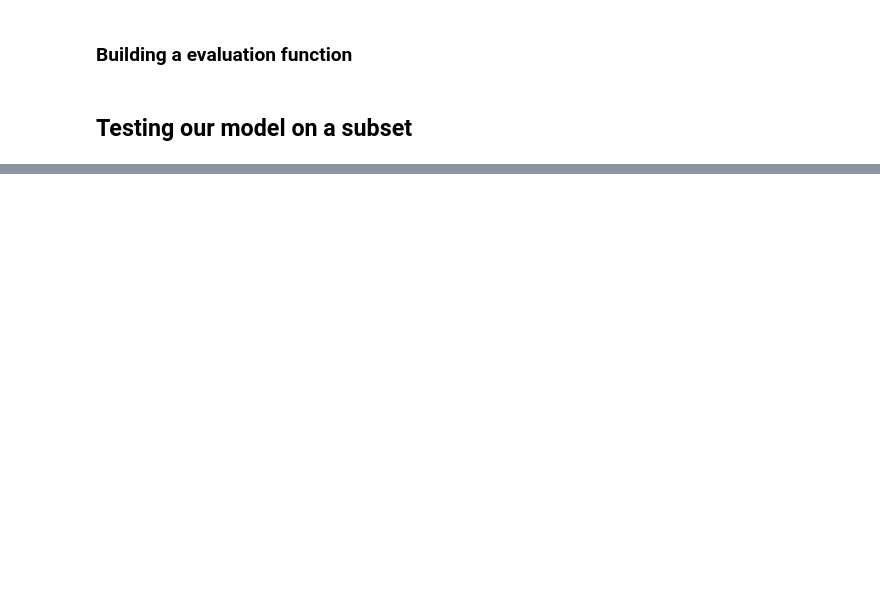
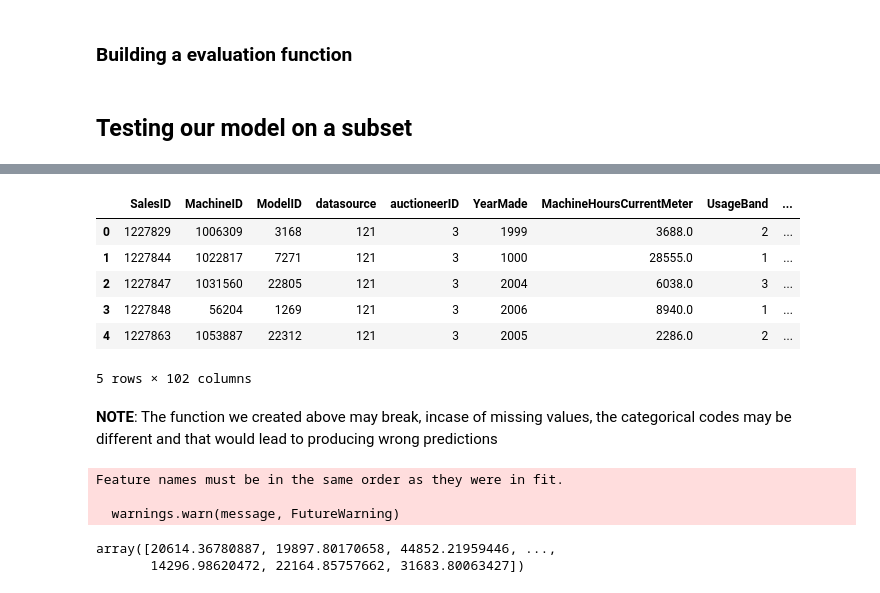
Before and after one commit to bassamadnan/time-series-data-regression, a Jupyter notebook: Blue Book for Bulldozer.ipynb, the cells around one changed output, grey strips where cells are left out. Drawn from its saved outputs; the diff is of its cells as text; code cells hidden in the pictures; blank space fills up the shorter version.

```diff
--- a/Blue Book for Bulldozer.ipynb
+++ b/Blue Book for Bulldozer.ipynb
@@ -504,0 +660,23 @@ show_scores(model)
+# %%
+# Manually adjust df_test to have auctioneerid is missing column
+df_test["auctioneerID_is_missing"] = False # Since all are missing
+df_test.head()
+# %% [output]
+|  | SalesID | MachineID | ModelID | datasource | auctioneerID | YearMade | MachineHoursCurrentMeter | UsageBand | ... |
+| 0 | 1227829 | 1006309 | 3168 | 121 | 3 | 1999 | 3688.0 | 2 | ... |
+| 1 | 1227844 | 1022817 | 7271 | 121 | 3 | 1000 | 28555.0 | 1 | ... |
+| 2 | 1227847 | 1031560 | 22805 | 121 | 3 | 2004 | 6038.0 | 3 | ... |
+| 3 | 1227848 | 56204 | 1269 | 121 | 3 | 2006 | 8940.0 | 1 | ... |
+| 4 | 1227863 | 1053887 | 22312 | 121 | 3 | 2005 | 2286.0 | 2 | ... |
+5 rows × 102 columns
+# %% [markdown]
+**NOTE**: The function we created above may break, incase of missing values, the categorical codes may be different and that would lead to producing wrong predictions
+# %%
+# We can now make predictions
+test_preds = ideal_model.predict(df_test)
+# %% [output]
+Feature names must be in the same order as they were in fit.
+
+  warnings.warn(message, FutureWarning)
+array([20614.36780887, 19897.80170658, 44852.21959446, ...,
+       14296.98620472, 22164.85757662, 31683.80063427])
```
Also changed, not shown: parts of 34 cells of this notebook.
